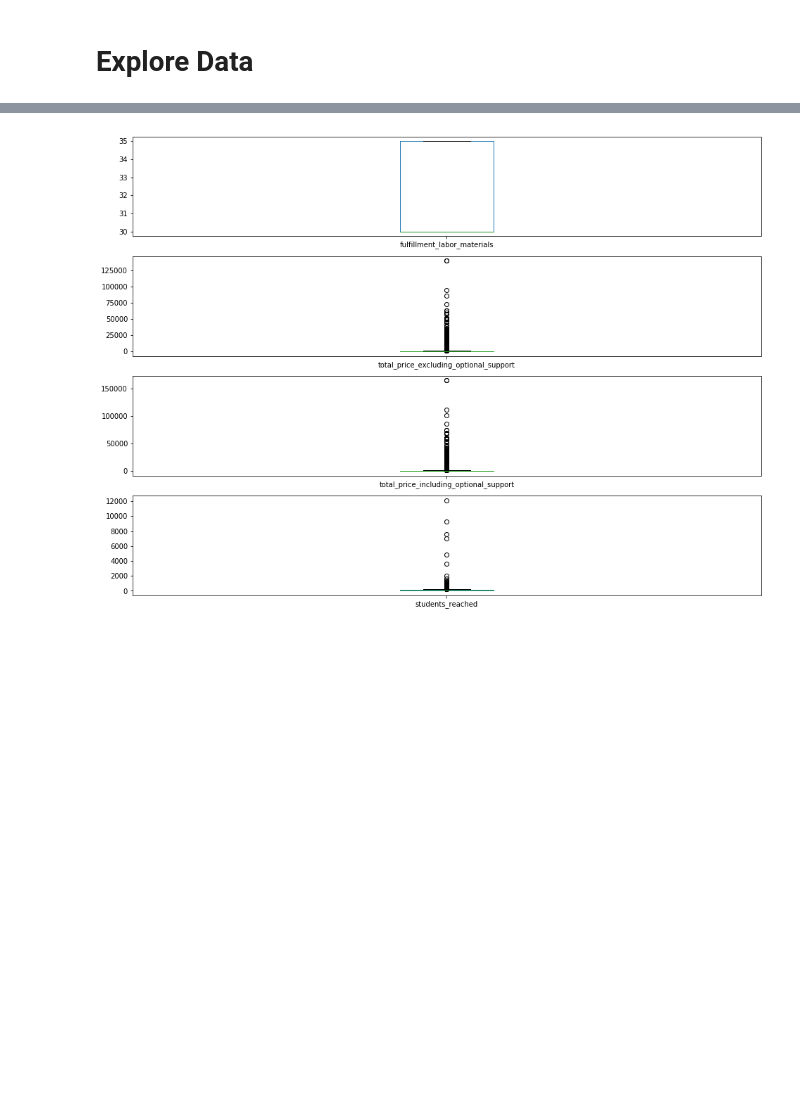
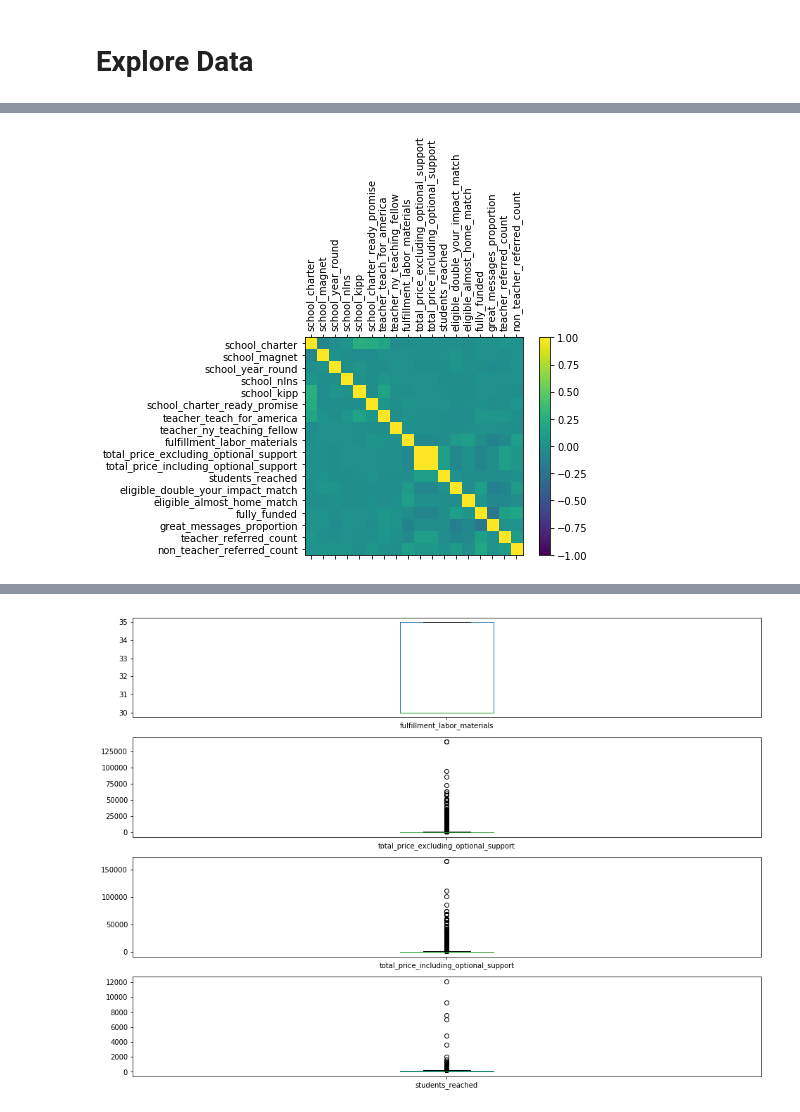
Before and after one commit to alenastern/Machine_Learning_Public_Policy, a Jupyter notebook: hws/hw3/HW3_ML_Improving_Pipeline.ipynb, the cells around one changed output, grey strips where cells are left out. Cells and saved outputs as stored; diff of their text form; code cells hidden in the pictures; blank space fills up the shorter version.

```diff
--- a/hws/hw3/HW3_ML_Improving_Pipeline.ipynb
+++ b/hws/hw3/HW3_ML_Improving_Pipeline.ipynb
@@ -74,3 +80,7 @@ total_data['month'] = total_data['date_posted'].dt.month
+# %%
+ex.plot_corr_matrix(corr)
+# %% [output]
+[figure, added]
 # %%
 total_data = gf.cat_to_dummy(total_data, ['school_metro','month', 'primary_focus_subject', 'primary_focus_area', 'secondary_focus_subject',
                                           'secondary_focus_area', 'resource_type', 'poverty_level', 'grade_level', 'school_state', 'grade_level'])
```
Also changed, not shown: parts of 10 cells of this notebook.
